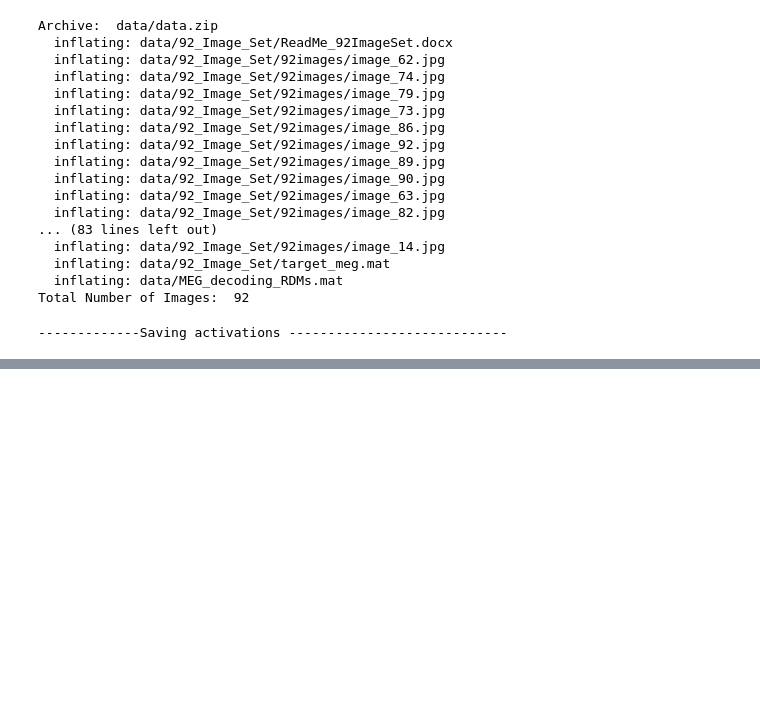
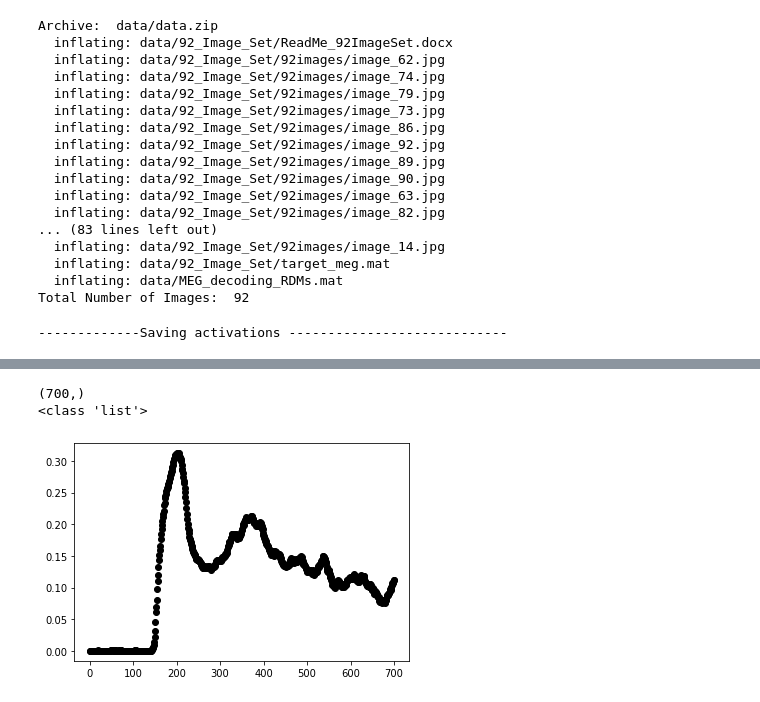
Before and after one commit to eduardojdiniz/CichyWanderers, a Jupyter notebook: Regression_Cichy.ipynb, the cells around one changed output, grey strips where cells are left out. Saved outputs shown, nothing was run; the diff lists cells and outputs as text; code cells hidden in the pictures; blank space fills up the shorter version.

```diff
--- a/Regression_Cichy.ipynb
+++ b/Regression_Cichy.ipynb
@@ -252,3 +250,6 @@ layer_1 = Model_RDM_dict['layer_1']
+# %%
+#layer = Model_RDM_dict['layer_1']
+layer = Model_RDM_dict['layer_2']
 # %%
 #@title Imports
 import glob
@@ -350,0 +355,9 @@ print(len(layer_1_vect_with_out_nan))
+# %%
+dict_RDM_vect = {}
+il = np.tril_indices(92, k=-1)
+
+for i in range(0,700):
+  lala = dict_RDM["RDM_"+ str(i)]
+  dict_RDM_vect['RDM_vect_' + str(i)] = np.asarray(lala[il]).reshape(-1)
+
+layer_vect = np.asarray(layer[il]).reshape(-1)
@@ -382,0 +437,15 @@ ValueError: ignored
+# %%
+# LAYER 2
+import matplotlib.pyplot as plt
+
+x = np.linspace(0, 700,700)
+y = r_squ
+#y = intercept
+
+print(x.shape)
+print(type(y))
+plt.plot(x, y, 'o', color='black');
+# %% [output]
+(700,)
+<class 'list'>
+[figure, added]
```
Also changed, not shown: parts of 13 cells of this notebook.
